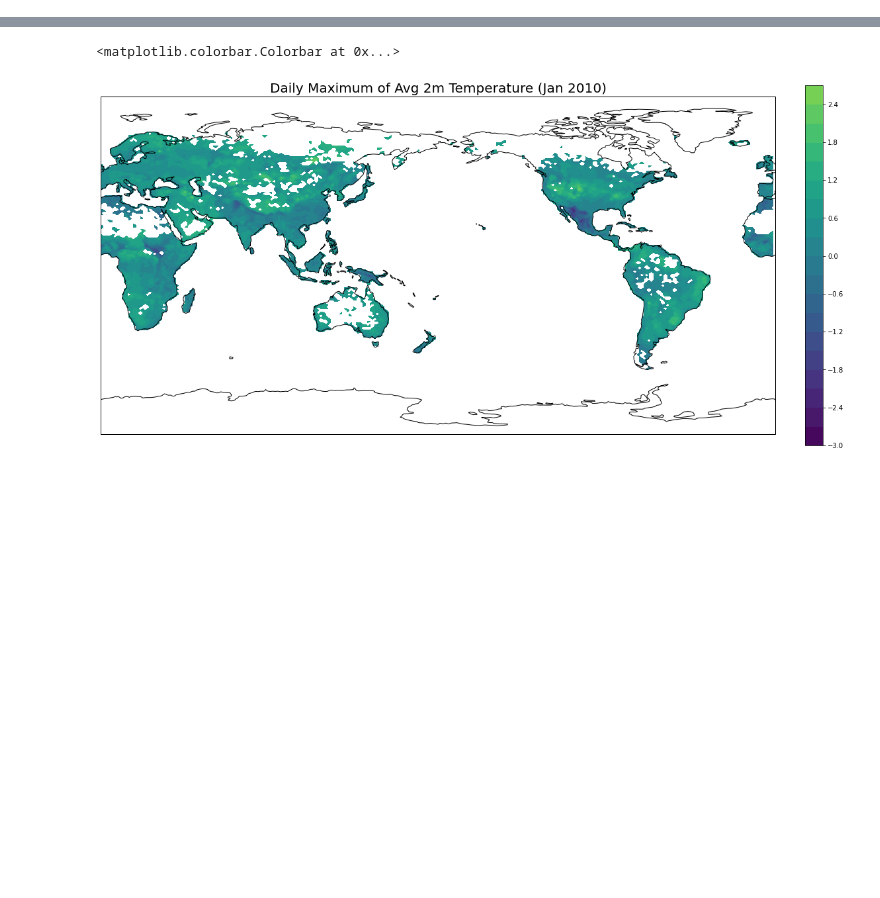
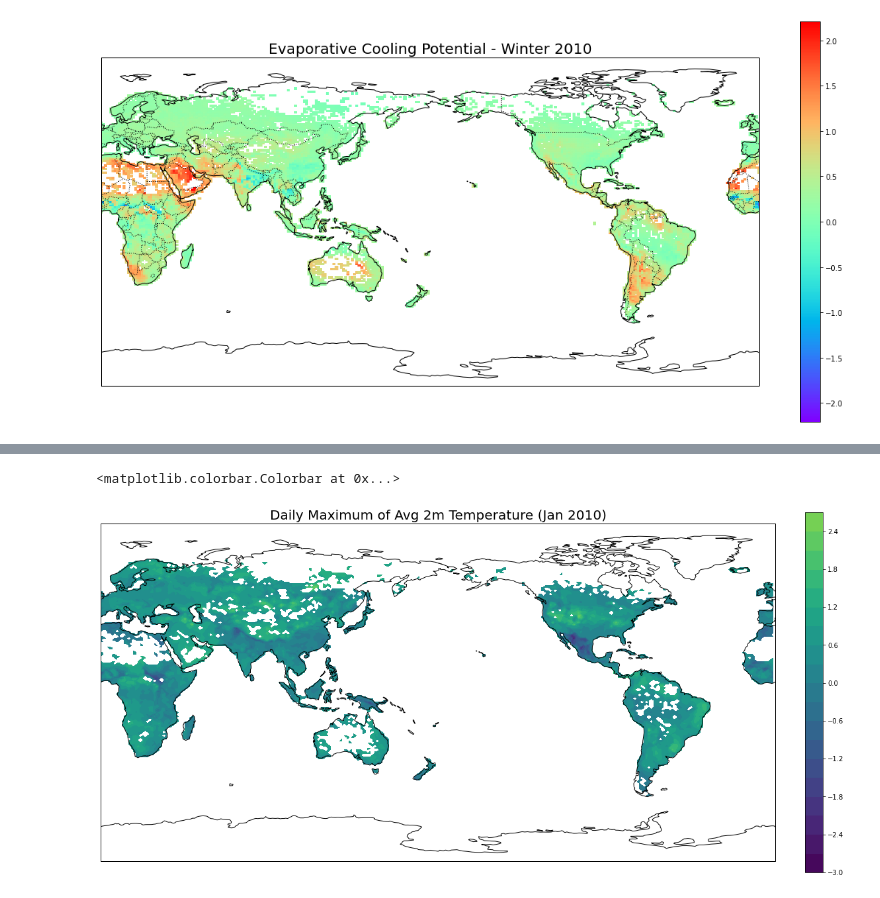
Before and after one commit to joyceee916/UHI-Plotting-Practice, a Jupyter notebook: Plotting_Practice.ipynb, the cells around one changed output, grey strips where cells are left out. Cells and saved outputs as stored; diff of their text form; code cells hidden in the pictures; blank space fills up the shorter version.

```diff
--- a/Plotting_Practice.ipynb
+++ b/Plotting_Practice.ipynb
@@ -13,0 +125,20 @@ import cartopy.feature as cfeature
+# %%
+# Open files and combine by coordinates
+nc_winter_2010 = xr.open_mfdataset(filenames, combine='by_coords')
+# %%
+# TSA UHI - Winter 2010 Average
+
+fig, axes = plt.subplots(figsize=(20,10))
+
+ax = plt.axes(projection=ccrs.PlateCarree(central_longitude=180.))
+ax.set_global()
+ax.add_feature(cfeature.BORDERS, linestyle=':') # NEW
+ax.coastlines()
+
+plot_var = ((nc_winter_2010['TSA_U']-nc_winter_2010['TSA_R']) - (nc_winter_2010['WBT_U']-nc_winter_2010['WBT_R'])).mean(dim='time')
+plot_var.plot(transform=ccrs.PlateCarree(), cmap='rainbow')
+
+plt.title("Evaporative Cooling Potential - Winter 2010", size=20);
+plt.savefig('D:\yello\Documents\Lab_UIUC\Practice_3.8.2020\ECP_UHI_Winter2010_Rainbow')
+# %% [output]
+[figure, added]
```
Also changed, not shown: parts of 26 cells of this notebook.
